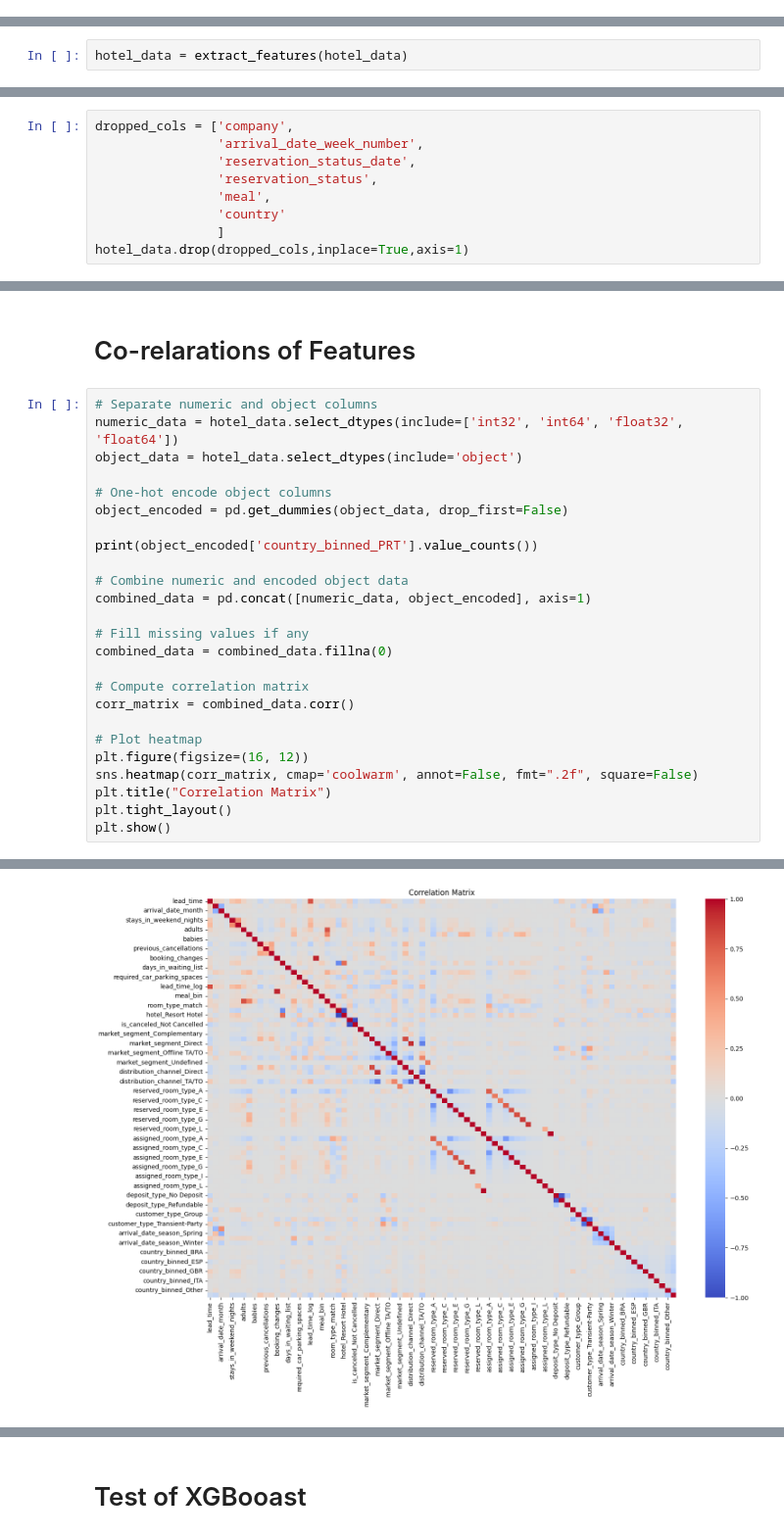
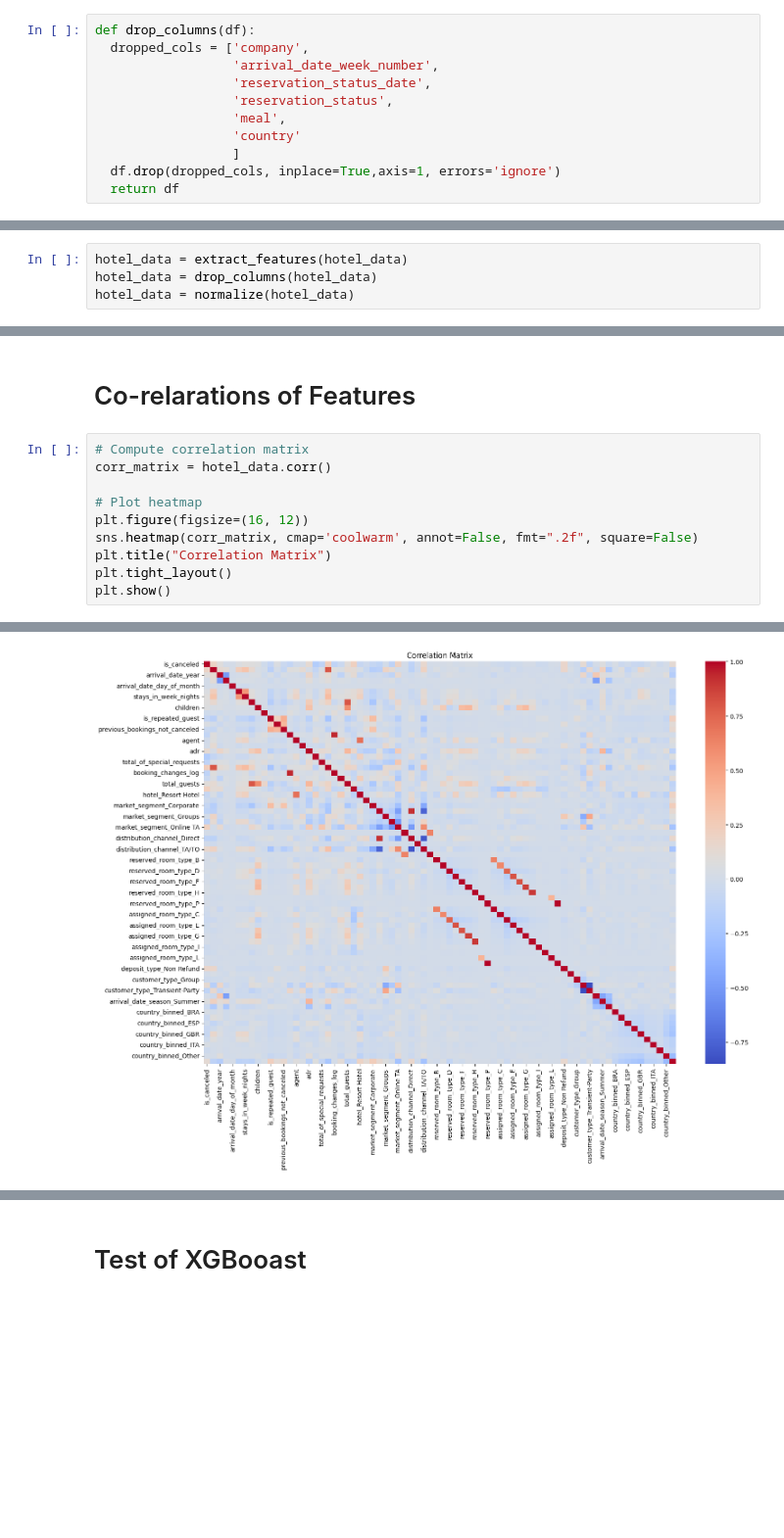
Before and after one commit to pakkei1212/SMU_AML_PROJ, a Jupyter notebook: Hotel_Bookings_EDA.ipynb, the cells around one changed output, grey strips where cells are left out. Shown at 98% size. Saved outputs shown, nothing was run; the diff lists cells and outputs as text; blank space fills up the shorter version.

```diff
--- a/Hotel_Bookings_EDA.ipynb
+++ b/Hotel_Bookings_EDA.ipynb
@@ -294,5 +309,18 @@ def extract_features(df):
+# %%
+def drop_columns(df):
+  dropped_cols = ['company',
+                  'arrival_date_week_number',
+                  'reservation_status_date',
+                  'reservation_status',
+                  'meal',
+                  'country'
+                  ]
+  df.drop(dropped_cols, inplace=True,axis=1, errors='ignore')
+  return df
 # %% [markdown]
 **Drop Unnecessary Columns**
 # %%
 hotel_data = extract_features(hotel_data)
+hotel_data = drop_columns(hotel_data)
+hotel_data = normalize(hotel_data)
 # %% [output]
@@ -300,12 +332,3 @@ Index(['PRT', 'GBR', 'FRA', 'ESP', 'DEU', 'ITA', 'IRL', 'BEL', 'BRA', 'NLD'], dt
-# %%
-dropped_cols = ['company',
-                'arrival_date_week_number',
-                'reservation_status_date',
-                'reservation_status',
-                'meal',
-                'country'
-                ]
-hotel_data.drop(dropped_cols,inplace=True,axis=1)
 # %%
 hotel_data.head()
 # %% [output]
@@ -339,23 +362,8 @@ memory usage: 22.7+ MB
 # %% [markdown]
 # Co-relarations of Features
 # %%
-# Separate numeric and object columns
-numeric_data = hotel_data.select_dtypes(include=['int32', 'int64', 'float32', 'float64'])
-object_data = hotel_data.select_dtypes(include='object')
-
-# One-hot encode object columns
-object_encoded = pd.get_dummies(object_data, drop_first=False)
-
-print(object_encoded['country_binned_PRT'].value_counts())
-
-# Combine numeric and encoded object data
-combined_data = pd.concat([numeric_data, object_encoded], axis=1)
-
-# Fill missing values if any
-combined_data = combined_data.fillna(0)
-
 # Compute correlation matrix
-corr_matrix = combined_data.corr()
+corr_matrix = hotel_data.corr()
 
 # Plot heatmap
 plt.figure(figsize=(16, 12))
@@ -371 +375 @@ Name: count, dtype: int64
-[figure, old version]
+[figure, new version]
```
Also changed, not shown: parts of 19 cells of this notebook.
